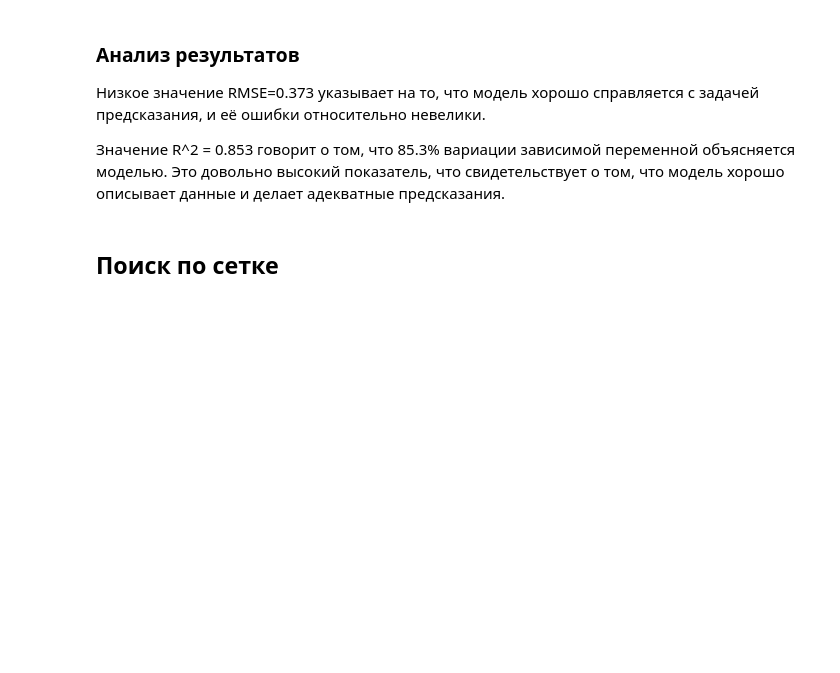
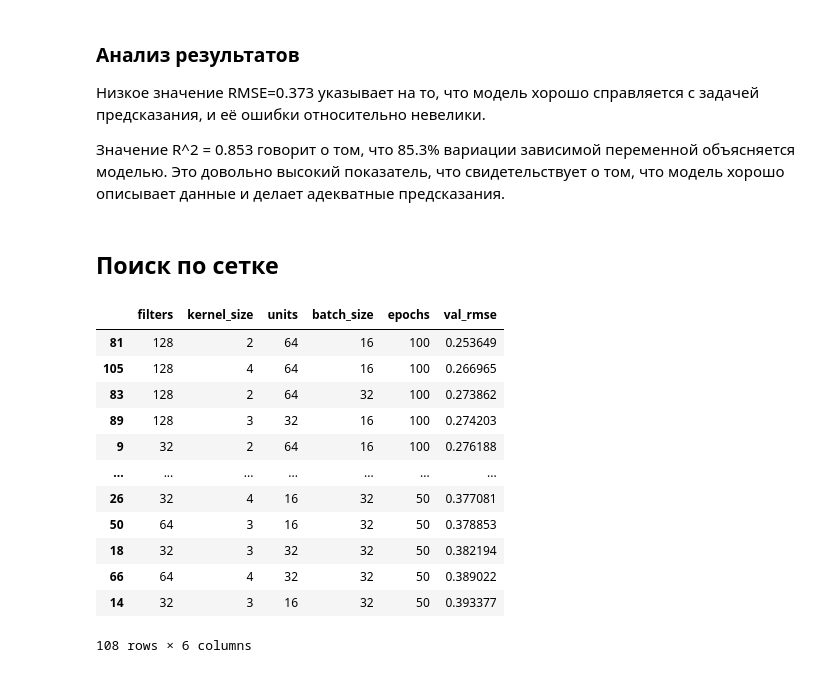
Before and after one commit to Al1Bi2/neural-networks-guap, a Jupyter notebook: 1lab.ipynb, the cells around one changed output. Cells and saved outputs as stored; diff of their text form; code cells hidden in the pictures; blank space fills up the shorter version.

```diff
--- a/1lab.ipynb
+++ b/1lab.ipynb
@@ -468,0 +282,57 @@ RMSE: 0.37365546756579066, R²: 0.8531692659448337
+# %%
+
+# Массив для хранения результатов
+results = []
+
+filters_list = [32, 64, 128]
+kernel_sizes = [2, 3, 4]
+units_list = [16, 32, 64]
+batch_sizes = [16, 32]
+epochs_list = [50, 100]
+
+# Перебор всех комбинаций гиперпараметров и сохранение результатов
+for f in filters_list:
+    for k in kernel_sizes:
+        for u in units_list:
+            for b in batch_sizes:
+                for e in epochs_list:
+                    # Создаем модель с текущими гиперпараметрами
+                    model = build_cnn_model(
+                        input_shape=(train_x.shape[1], 1),
+                        filters=f,
+                        kernel_size=k,
+                        units=u)
+
+                    # Обучаем модель
+                    model.fit(train_x, train_y, batch_size=b, epochs=e, verbose=0)
+
+                    # Предсказываем на валидационных данных
+                    val_preds = model.predict(val_x)
+                    val_rmse, val_r2 = evaluate_model_quality(val_y, val_preds)
+
+                    # Сохраняем результат
+                    results.append({
+                        'filters': f,
+                        'kernel_size': k,
+                        'units': u,
+                        'batch_size': b,
+                        'epochs': e,
+                        'val_rmse': val_rmse
+                    })
+# %%
+df = pd.DataFrame(results)
+df.sort_values(by='val_rmse', ascending=True)
+# %% [output]
+|  | filters | kernel_size | units | batch_size | epochs | val_rmse |
+| 81 | 128 | 2 | 64 | 16 | 100 | 0.253649 |
+| 105 | 128 | 4 | 64 | 16 | 100 | 0.266965 |
+| 83 | 128 | 2 | 64 | 32 | 100 | 0.273862 |
+| 89 | 128 | 3 | 32 | 16 | 100 | 0.274203 |
+| 9 | 32 | 2 | 64 | 16 | 100 | 0.276188 |
+| ... | ... | ... | ... | ... | ... | ... |
+| 26 | 32 | 4 | 16 | 32 | 50 | 0.377081 |
+| 50 | 64 | 3 | 16 | 32 | 50 | 0.378853 |
+| 18 | 32 | 3 | 32 | 32 | 50 | 0.382194 |
+| 66 | 64 | 4 | 32 | 32 | 50 | 0.389022 |
+| 14 | 32 | 3 | 16 | 32 | 50 | 0.393377 |
+108 rows × 6 columns
```
Also changed, not shown: parts of 27 cells of this notebook.
